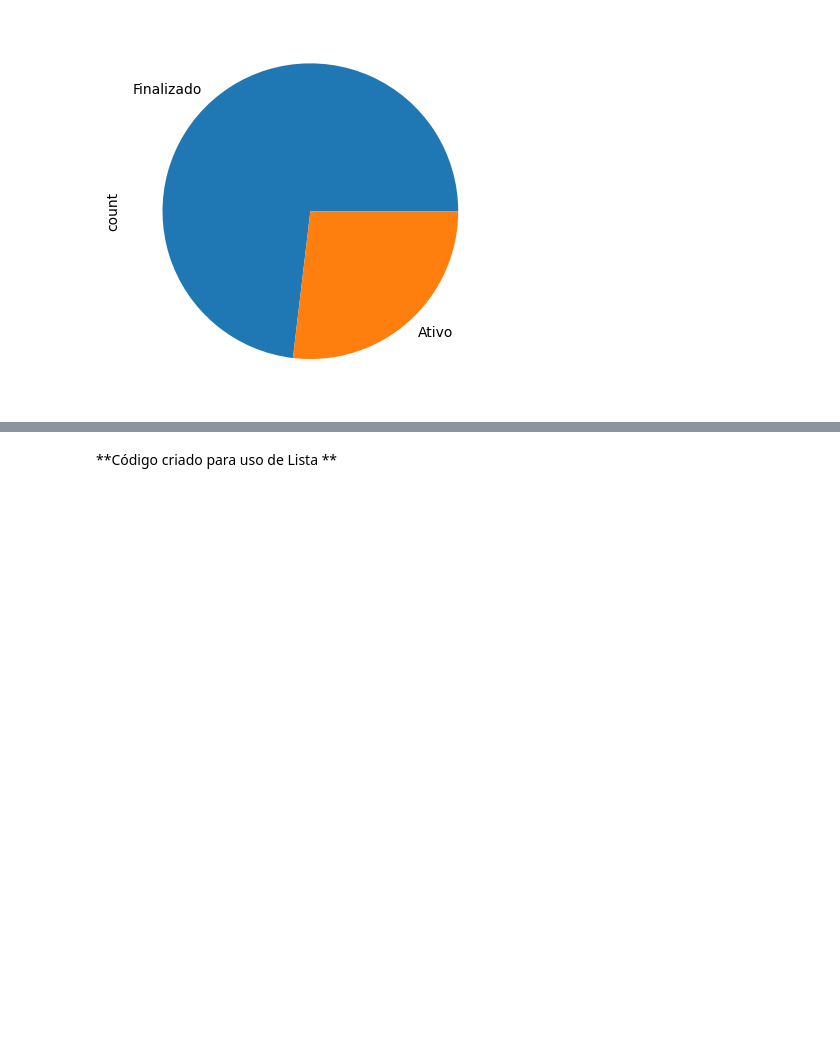
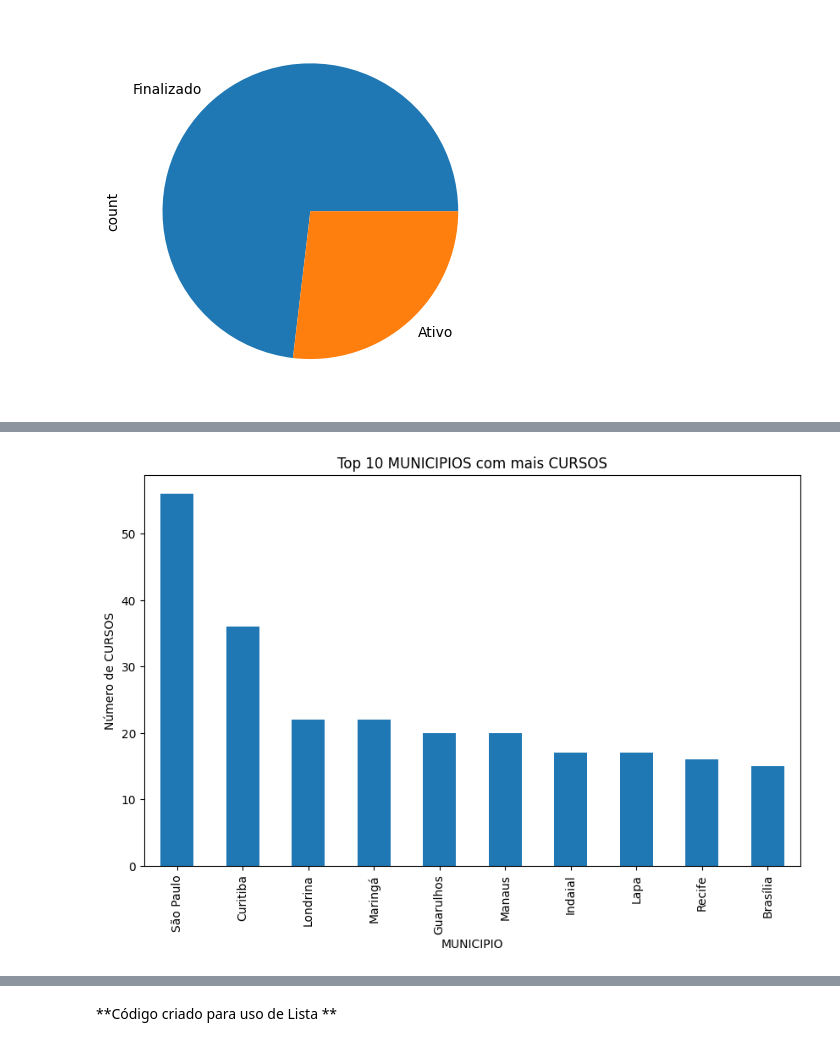
Before and after one commit to leticiaholsback/Projeto_Tec_de_Programacao__ADAtech, a Jupyter notebook: AdaTech_Dados_Projeto.ipynb, the cells around one changed output, grey strips where cells are left out. Saved outputs shown, nothing was run; the diff lists cells and outputs as text; code cells hidden in the pictures; blank space fills up the shorter version.

```diff
--- a/AdaTech_Dados_Projeto.ipynb
+++ b/AdaTech_Dados_Projeto.ipynb
@@ -268,0 +278,9 @@ df1['SITUACAO_ATIVO'].value_counts().plot(kind='pie')
+# %%
+top_municipios_cursos = df1['MUNICIPIO'].value_counts().nlargest(10)
+top_municipios_cursos.plot(kind='bar', figsize=(10, 6))
+plt.title('Top 10 MUNICIPIOS com mais CURSOS')
+plt.xlabel('MUNICIPIO')
+plt.ylabel('Número de CURSOS')
+plt.show()
+# %% [output]
+[figure, added]
```
Also changed, not shown: parts of 8 cells of this notebook.
